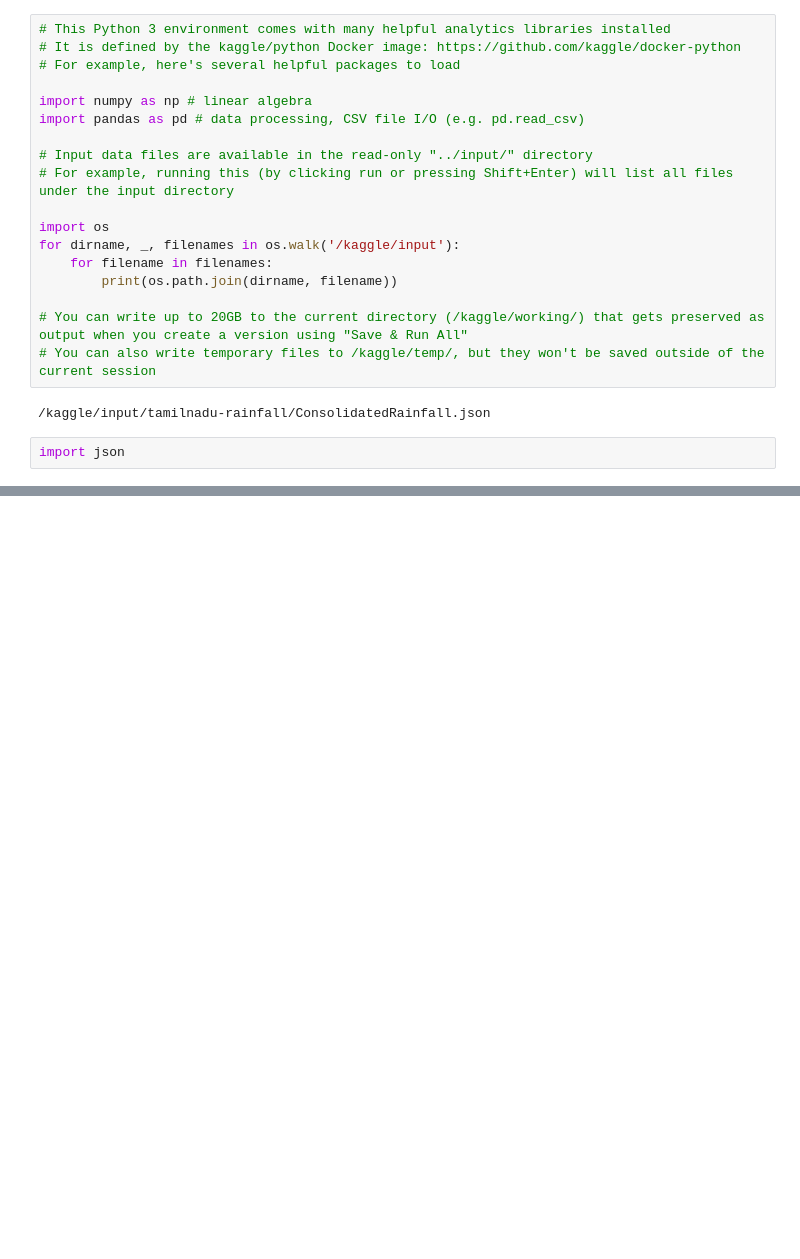
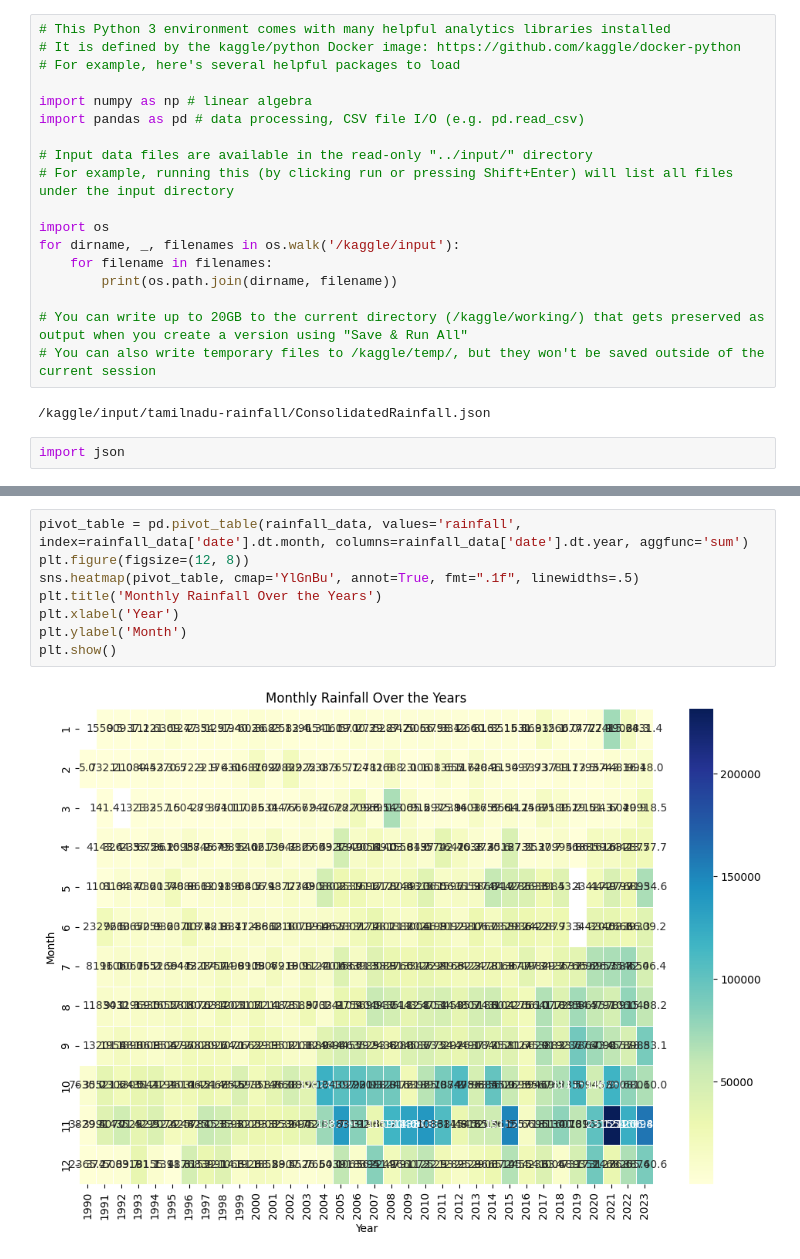
Before and after one commit to msathia/rainfallAnalysis, a Jupyter notebook: tn-rainfall-data-analysis.ipynb, the cells around one changed output, grey strips where cells are left out. Cells and saved outputs as stored; diff of their text form; blank space fills up the shorter version.

```diff
--- a/tn-rainfall-data-analysis.ipynb
+++ b/tn-rainfall-data-analysis.ipynb
@@ -77,0 +150,10 @@ Done
+# %%
+pivot_table = pd.pivot_table(rainfall_data, values='rainfall', index=rainfall_data['date'].dt.month, columns=rainfall_data['date'].dt.year, aggfunc='sum')
+plt.figure(figsize=(12, 8))
+sns.heatmap(pivot_table, cmap='YlGnBu', annot=True, fmt=".1f", linewidths=.5)
+plt.title('Monthly Rainfall Over the Years')
+plt.xlabel('Year')
+plt.ylabel('Month')
+plt.show()
+# %% [output]
+[figure, added]
```
Also changed, not shown: parts of 5 cells of this notebook.
